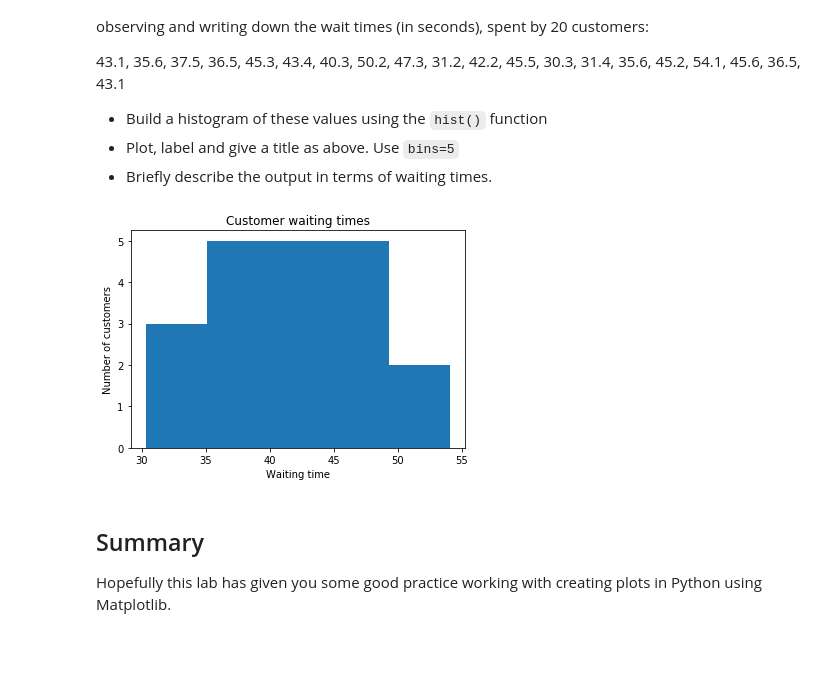
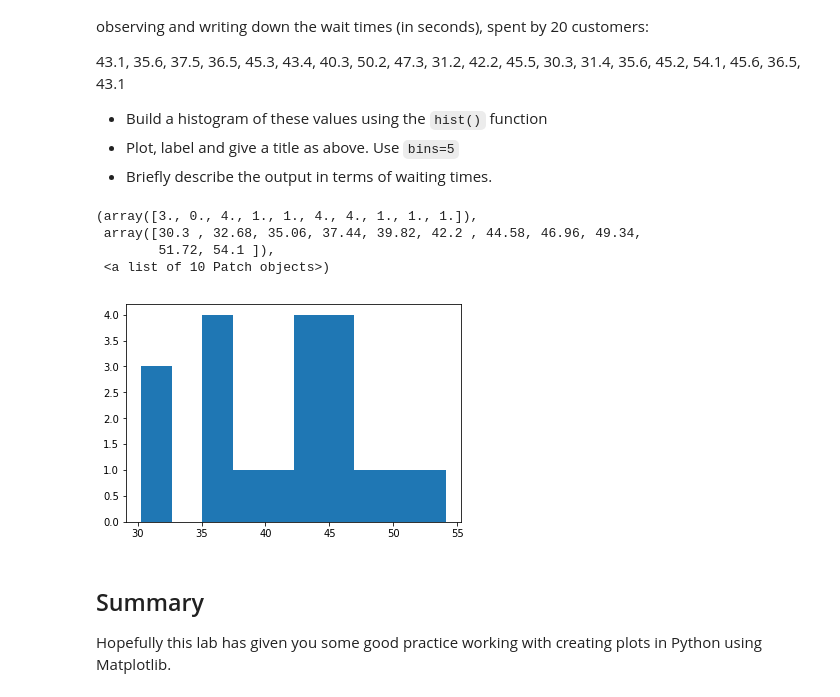
Before and after one commit to JoeDown/dsc-data-viz-lab-houston-ds-042219, a Jupyter notebook: index.ipynb, the cells around one changed output. Cells and saved outputs as stored; diff of their text form; code cells hidden in the pictures; blank space fills up the shorter version.

```diff
--- a/index.ipynb
+++ b/index.ipynb
@@ -112,14 +112,18 @@ Joe is the branch manager at a bank. Recently, Joe been receiving customer feedb
 # %%
 x = [43.1, 35.6, 37.5, 36.5, 45.3, 43.4, 40.3, 50.2, 47.3, 31.2, 42.2, 45.5, 30.3, 31.4, 35.6, 45.2, 54.1, 45.6, 36.5, 43.1]
 
-plt.hist()
+plt.hist(x)
 
 
 #Plot the distogram with hist() function
 
 # Label, give title and show the plot
 # %% [output]
+(array([3., 0., 4., 1., 1., 4., 4., 1., 1., 1.]),
+ array([30.3 , 32.68, 35.06, 37.44, 39.82, 42.2 , 44.58, 46.96, 49.34,
+        51.72, 54.1 ]),
+ <a list of 10 Patch objects>)
-[figure, old version]
+[figure, new version]
 # %% [markdown]
 ## Summary
 
```
